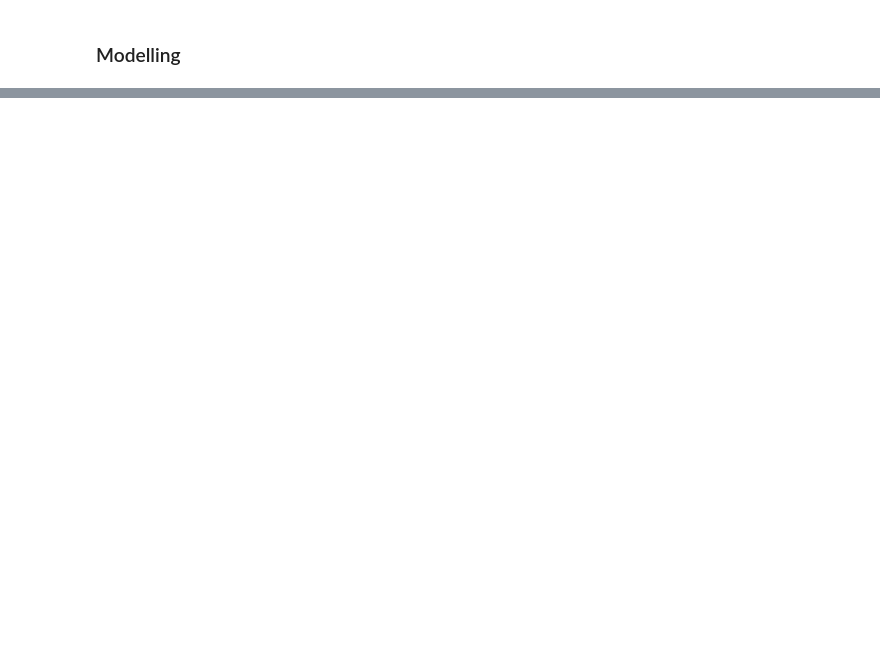
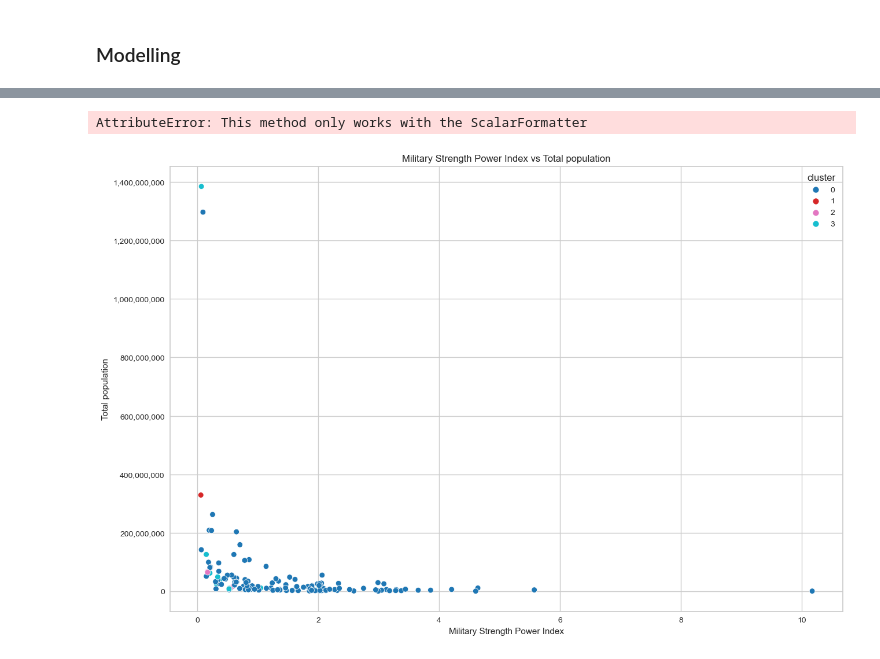
Before and after one commit to ramazannbilen/AI-machine-learning, a Jupyter notebook: Assignments/Military Power/Military Power.ipynb, the cells around one changed output, grey strips where cells are left out. Drawn from its saved outputs; the diff is of its cells as text; code cells hidden in the pictures; blank space fills up the shorter version.

```diff
--- a/Assignments/Military Power/Military Power.ipynb
+++ b/Assignments/Military Power/Military Power.ipynb
@@ -160,0 +268,23 @@ df["cluster"] = pred
+# %%
+
+
+# Define a custom colormap
+cmap = LinearSegmentedColormap.from_list('custom', ['#1f77b4', '#ff7f0e', '#2ca02c', '#d62728', '#9467bd', '#8c564b', '#e377c2', '#7f7f7f', '#bcbd22', '#17becf'])
+
+def format_population(x, pos):
+    return f"{x:,.0f}"
+
+
+
+# Create the visualization
+plt.figure(figsize=(15, 10))
+sns.scatterplot(x='Military Strength Power Index', y='Total Population value', hue='cluster',palette=cmap, data=df)
+plt.title('Military Strength Power Index vs Total population')
+plt.xlabel('Military Strength Power Index')
+plt.ylabel('Total population')
+plt.gca().yaxis.set_major_formatter(plt.FuncFormatter(format_population))
+plt.ticklabel_format(style='plain', axis='y')
+plt.show()
+# %% [output]
+AttributeError: This method only works with the ScalarFormatter
+[figure, added]
```
Also changed, not shown: parts of 21 cells of this notebook, 17 other files.
